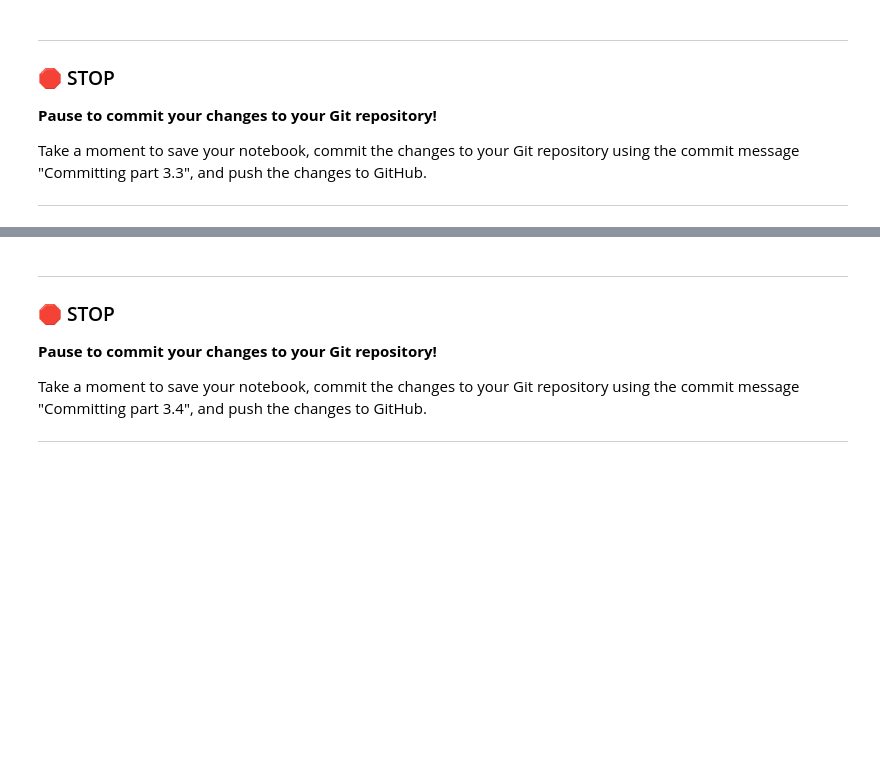
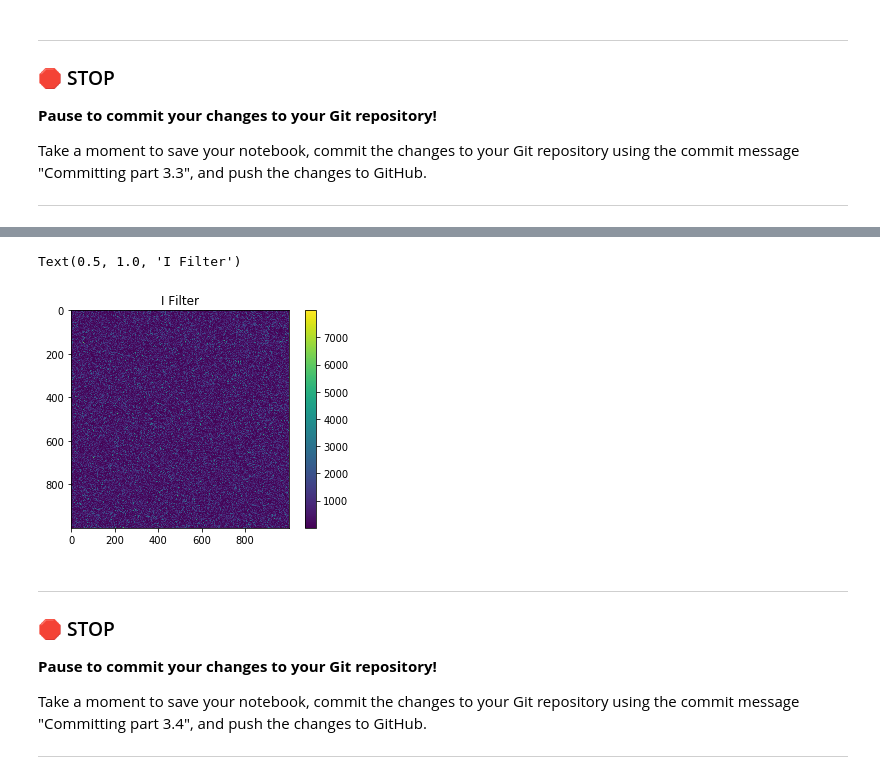
Before and after one commit to bryantp4/cmse202-s21-turnin, a Jupyter notebook: hw-01/HW-01_GitPracticeDebuggingAndPythonPackages-STUDENT.ipynb, the cells around one changed output, grey strips where cells are left out. Cells and saved outputs as stored; diff of their text form; code cells hidden in the pictures; blank space fills up the shorter version.

```diff
--- a/hw-01/HW-01_GitPracticeDebuggingAndPythonPackages-STUDENT.ipynb
+++ b/hw-01/HW-01_GitPracticeDebuggingAndPythonPackages-STUDENT.ipynb
@@ -344,3 +342,14 @@ Now that you've spent some time exploring the nature of these images, we're goin
+# %%
+# Put your code here
+from astropy.wcs import WCS
+
+plt.figure()
+plt.imshow(data_ir)
+plt.colorbar()
+plt.title("I Filter")
+# %% [output]
+Text(0.5, 1.0, 'I Filter')
+[figure, added]
 # %% [markdown]
 ---
 ### &#128721; STOP
```
Also changed, not shown: parts of 1 cell of this notebook.
